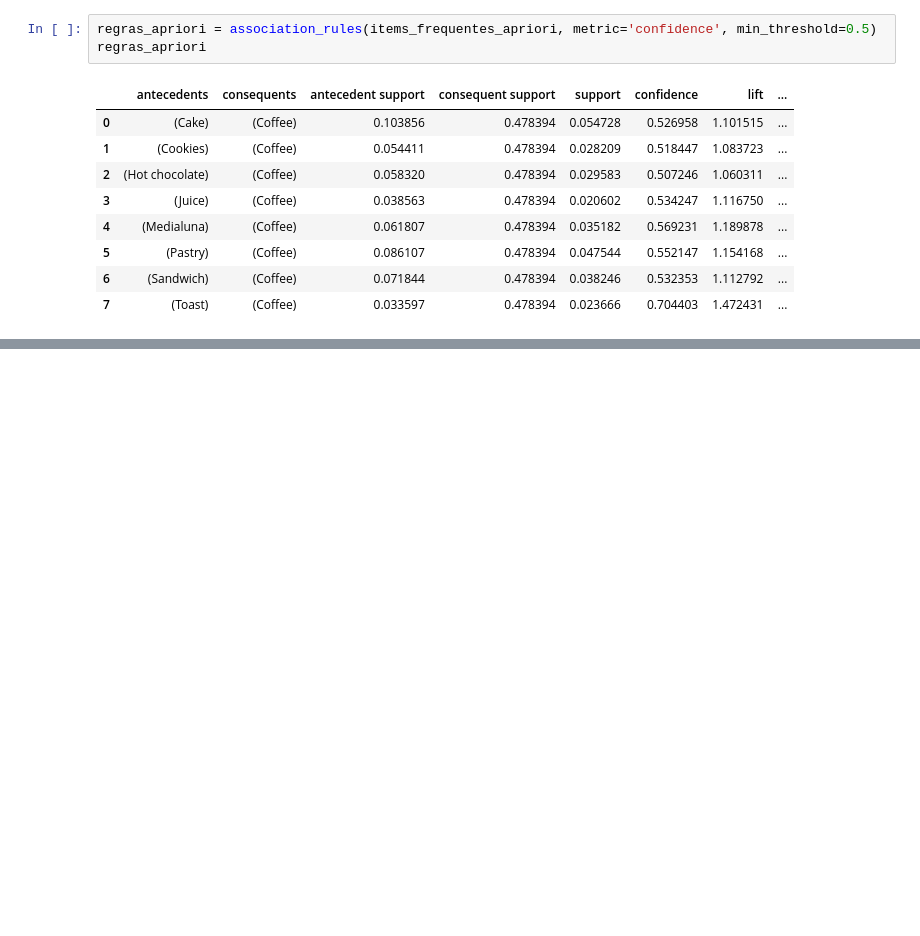
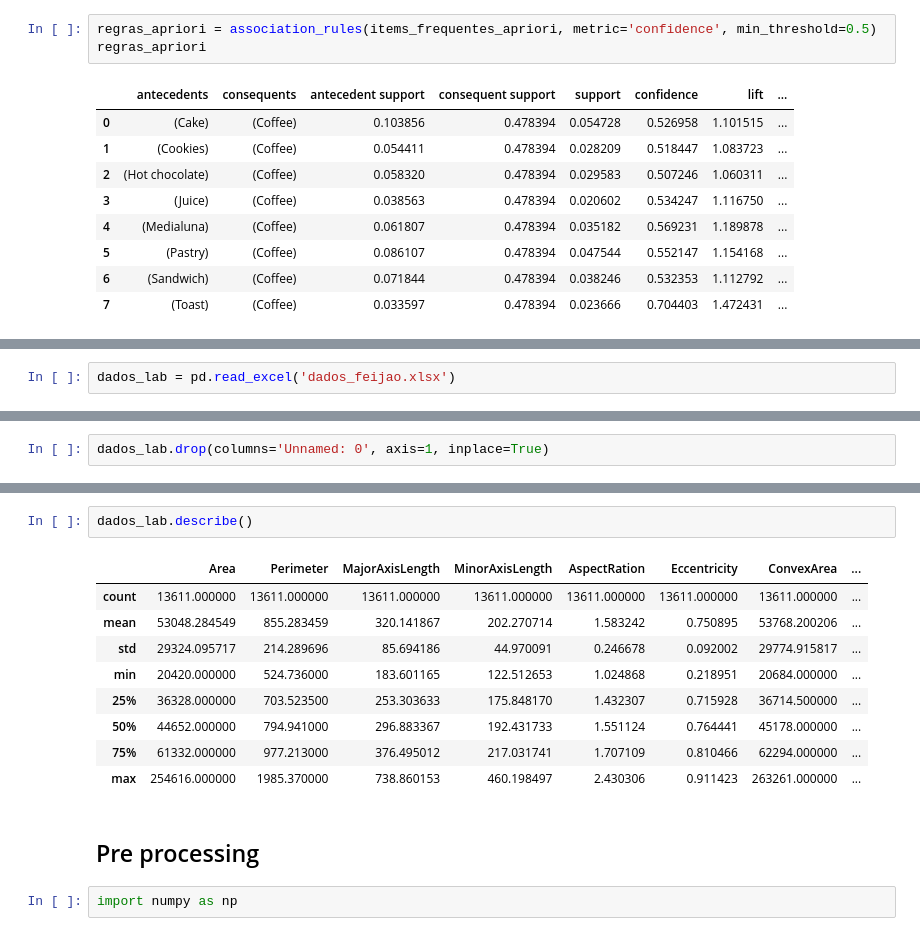
Before and after one commit to HiagoW/Alura-DataScience-Challenge, a Jupyter notebook: week_3/Non supervised learning.ipynb, the cells around one changed output, grey strips where cells are left out. Cells and saved outputs as stored; diff of their text form; blank space fills up the shorter version.

```diff
--- a/week_3/Non supervised learning.ipynb
+++ b/week_3/Non supervised learning.ipynb
@@ -135,0 +140,2 @@ regras_apriori
+# %%
+dados_lab = pd.read_excel('dados_feijao.xlsx')
@@ -135,0 +151,2 @@ regras_apriori
+# %%
+dados_lab.drop(columns='Unnamed: 0', axis=1, inplace=True)
@@ -135,0 +173,16 @@ regras_apriori
+# %%
+dados_lab.describe()
+# %% [output]
+|  | Area | Perimeter | MajorAxisLength | MinorAxisLength | AspectRation | Eccentricity | ConvexArea | ... |
+| count | 13611.000000 | 13611.000000 | 13611.000000 | 13611.000000 | 13611.000000 | 13611.000000 | 13611.000000 | ... |
+| mean | 53048.284549 | 855.283459 | 320.141867 | 202.270714 | 1.583242 | 0.750895 | 53768.200206 | ... |
+| std | 29324.095717 | 214.289696 | 85.694186 | 44.970091 | 0.246678 | 0.092002 | 29774.915817 | ... |
+| min | 20420.000000 | 524.736000 | 183.601165 | 122.512653 | 1.024868 | 0.218951 | 20684.000000 | ... |
+| 25% | 36328.000000 | 703.523500 | 253.303633 | 175.848170 | 1.432307 | 0.715928 | 36714.500000 | ... |
+| 50% | 44652.000000 | 794.941000 | 296.883367 | 192.431733 | 1.551124 | 0.764441 | 45178.000000 | ... |
+| 75% | 61332.000000 | 977.213000 | 376.495012 | 217.031741 | 1.707109 | 0.810466 | 62294.000000 | ... |
+| max | 254616.000000 | 1985.370000 | 738.860153 | 460.198497 | 2.430306 | 0.911423 | 263261.000000 | ... |
+# %% [markdown]
+## Pre processing
+# %%
+import numpy as np
```
Also changed, not shown: parts of 28 cells of this notebook, 1 other file.
